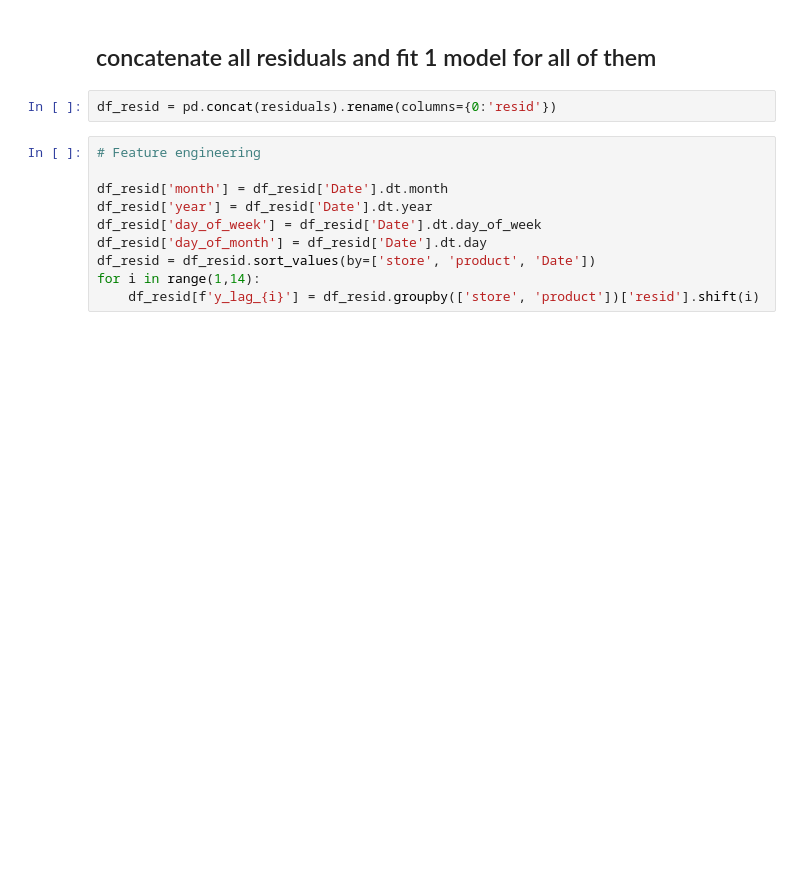
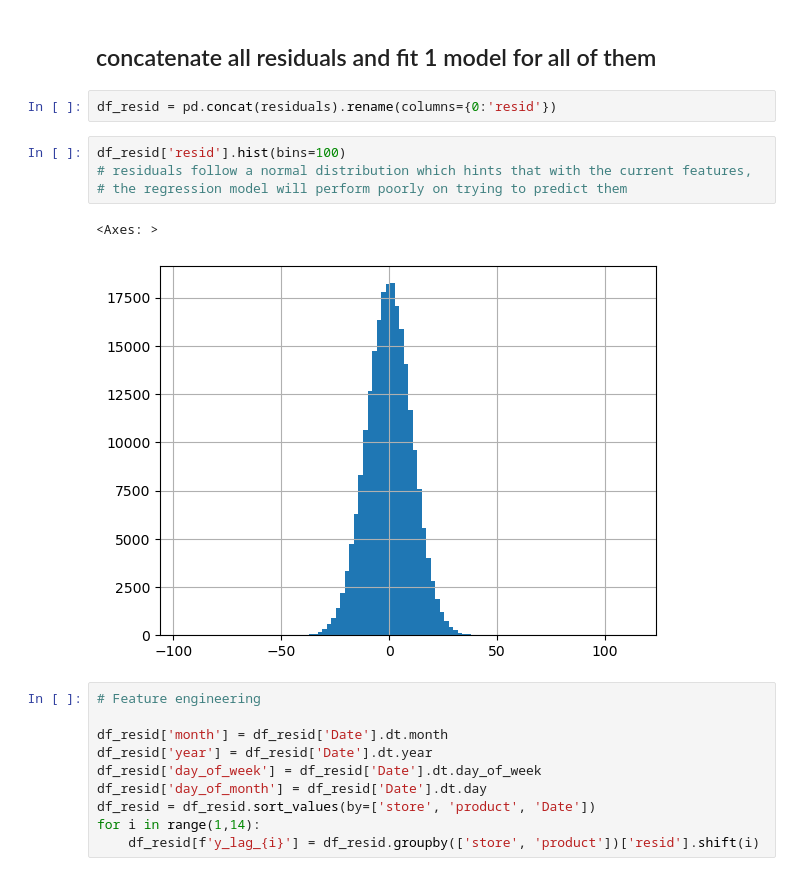
Before and after one commit to anipole3/time-series-forecasting, a Jupyter notebook: notebooks/1_2_arima.ipynb, the cells around one changed output. Saved outputs shown, nothing was run; the diff lists cells and outputs as text; blank space fills up the shorter version.

```diff
--- a/notebooks/1_2_arima.ipynb
+++ b/notebooks/1_2_arima.ipynb
@@ -99,6 +101,13 @@ for s in range(7):
 ## concatenate all residuals and fit 1 model for all of them
 # %%
 df_resid = pd.concat(residuals).rename(columns={0:'resid'})
+# %%
+df_resid['resid'].hist(bins=100)
+# residuals follow a normal distribution which hints that with the current features,
+# the regression model will perform poorly on trying to predict them
+# %% [output]
+<Axes: >
+[figure, added]
 # %%
 # Feature engineering
 
```
Also changed, not shown: parts of 2 cells of this notebook, 42 other files.
